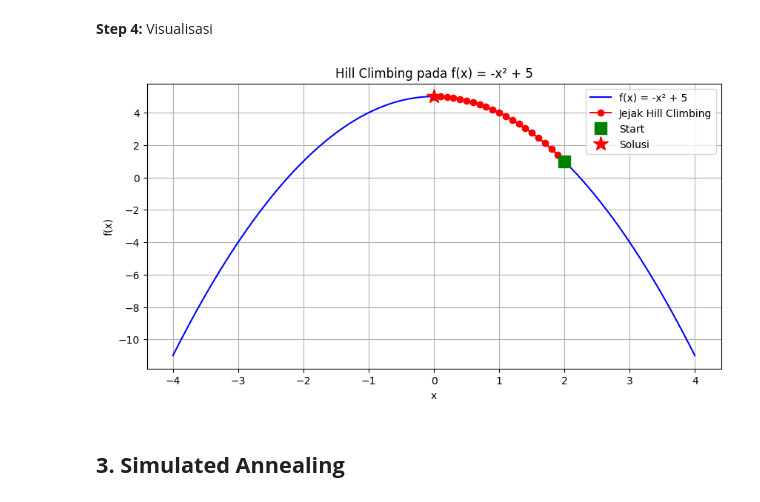
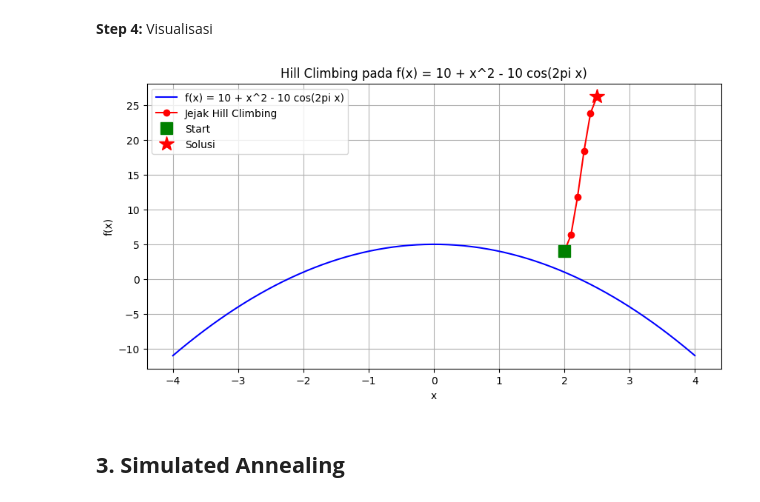
Before and after one commit to cthleen/modul-local-adversarial-csp, a Jupyter notebook: Modul_Local_Search.ipynb, the cells around one changed output. Cells and saved outputs as stored; diff of their text form; code cells hidden in the pictures.

```diff
--- a/Modul_Local_Search.ipynb
+++ b/Modul_Local_Search.ipynb
@@ -95,6 +95,6 @@ Kita gunakan fungsi sederhana: $f(x) = -x^2 + 5$ yang memiliki maximum di $x = 0
 # %%
 def objective(x):
-    return -x[0] ** 2 + 5
+    return 10 + x**2 - 10 * np.cos(2 * np.pi * x)
 
 def generate_neighbors(x, step_size=0.1):
     return [np.array([x[0] + step_size]), np.array([x[0] - step_size])]
@@ -103,17 +103,22 @@ def generate_neighbors(x, step_size=0.1):
 # %%
 def hill_climbing(objective, initial, n_iterations=100, step_size=0.1):
     current = np.array([initial])
-    current_eval = objective(current)
+
+    current_eval = objective(current).item()
     history = [(current[0], current_eval)]
 
     for i in range(n_iterations):
         neighbors = generate_neighbors(current, step_size)
-        neighbor_evals = [objective(n) for n in neighbors]
+
+        # Tambahkan .item() di dalam loop komprehensi ini juga
+        neighbor_evals = [objective(n).item() for n in neighbors]
         best_idx = np.argmax(neighbor_evals)
 
         if neighbor_evals[best_idx] > current_eval:
             current = neighbors[best_idx]
             current_eval = neighbor_evals[best_idx]
+
+            # Karena current_eval sekarang adalah float, format string .4f akan bekerja
             history.append((current[0], current_eval))
             print(f"Step {i+1}: x = {current[0]:.4f}, f(x) = {current_eval:.4f}")
         else:
@@ -150,23 +146,23 @@ Solusi terbaik: x = -0.0000, f(x) = 5.0000
 # %%
 x_range = np.linspace(-4, 4, 200)
 y_range = [-x**2 + 5 for x in x_range]
 
 hx = [h[0] for h in history]
 hy = [h[1] for h in history]
 
 plt.figure(figsize=(10, 5))
-plt.plot(x_range, y_range, 'b-', label='f(x) = -x² + 5')
+plt.plot(x_range, y_range, 'b-', label='f(x) = 10 + x^2 - 10 cos(2pi x)')
 plt.plot(hx, hy, 'ro-', label='Jejak Hill Climbing', markersize=6)
 plt.plot(hx[0], hy[0], 'gs', markersize=12, label='Start')
 plt.plot(hx[-1], hy[-1], 'r*', markersize=15, label='Solusi')
 plt.xlabel('x')
 plt.ylabel('f(x)')
-plt.title('Hill Climbing pada f(x) = -x² + 5')
+plt.title('Hill Climbing pada f(x) = 10 + x^2 - 10 cos(2pi x)')
 plt.legend()
 plt.grid(True)
 plt.show()
 # %% [output]
-[figure, old version]
+[figure, new version]
 # %% [markdown]
 <h2><b>3. Simulated Annealing</b></h2>
 # %% [markdown]
```
Also changed, not shown: parts of 10 cells of this notebook.
